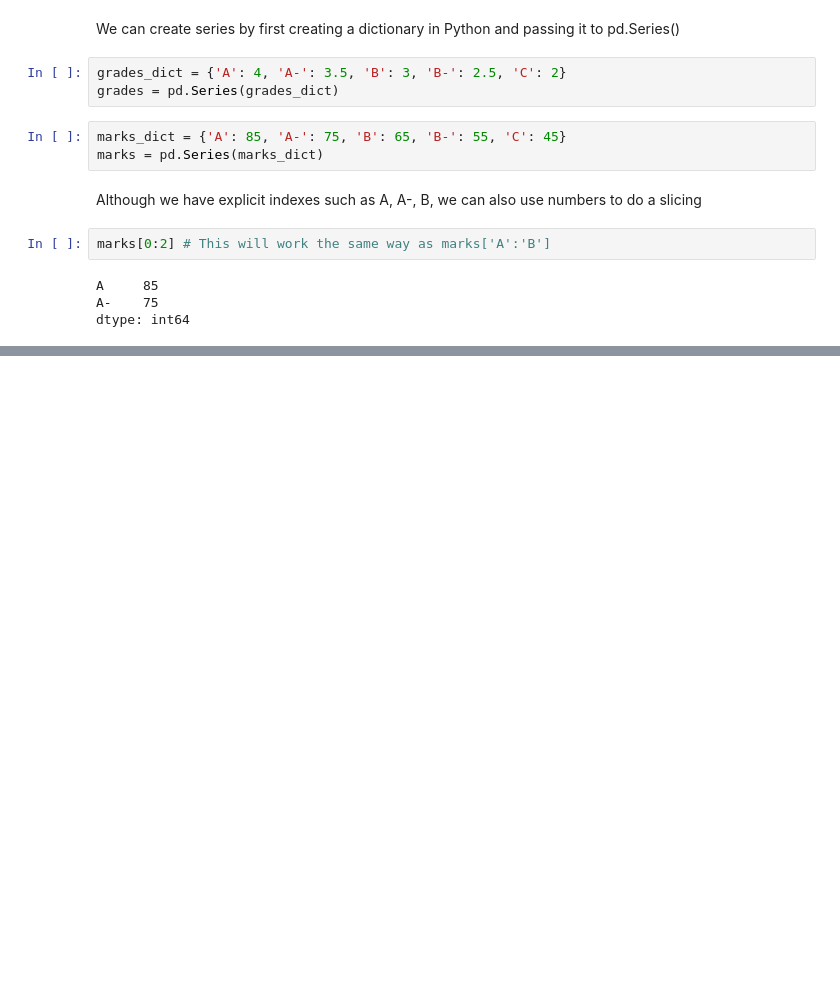
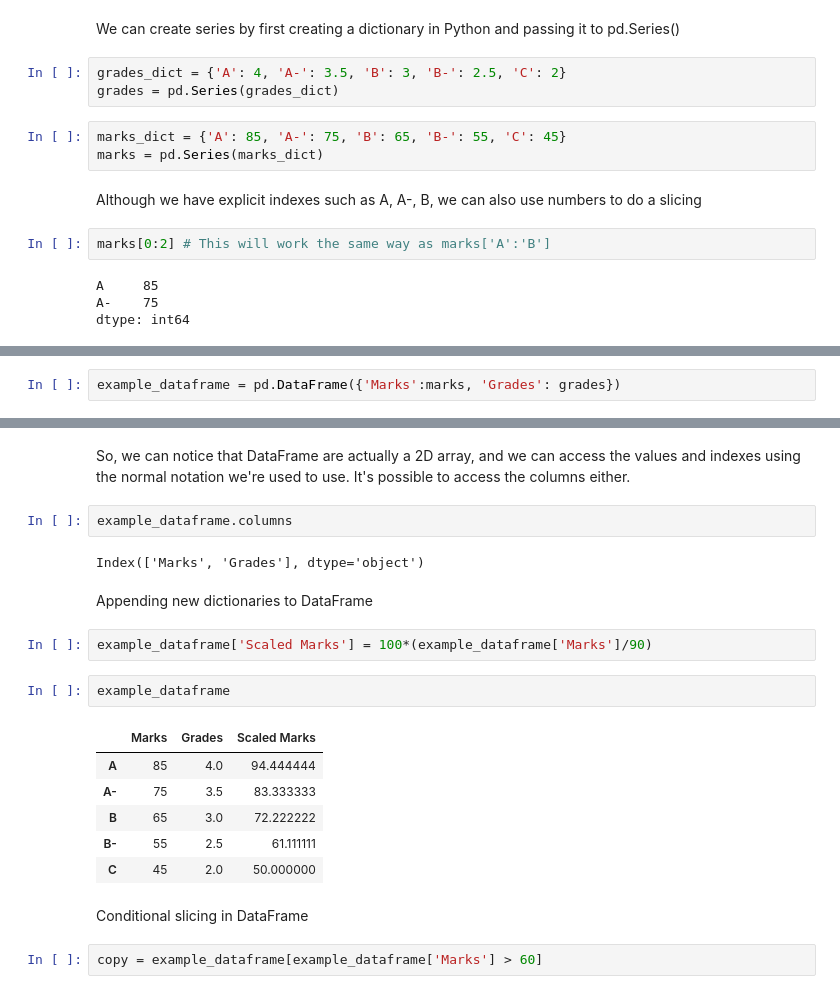
Before and after one commit to tarsojabbes/basics-data-analysis, a Jupyter notebook: IntroductionToPandas.ipynb, the cells around one changed output, grey strips where cells are left out. Saved outputs shown, nothing was run; the diff lists cells and outputs as text; blank space fills up the shorter version.

Commit message:
DataFrame and Missing Values

```diff
--- a/IntroductionToPandas.ipynb
+++ b/IntroductionToPandas.ipynb
@@ -54,0 +55,2 @@ dtype: int64
+# %%
+example_dataframe = pd.DataFrame({'Marks':marks, 'Grades': grades})
@@ -54,0 +74,23 @@ dtype: int64
+# %% [markdown]
+So, we can notice that DataFrame are actually a 2D array, and we can access the values and indexes using the normal notation we're used to use. It's possible to access the columns either.
+# %%
+example_dataframe.columns
+# %% [output]
+Index(['Marks', 'Grades'], dtype='object')
+# %% [markdown]
+Appending new dictionaries to DataFrame
+# %%
+example_dataframe['Scaled Marks'] = 100*(example_dataframe['Marks']/90)
+# %%
+example_dataframe
+# %% [output]
+|  | Marks | Grades | Scaled Marks |
+| A | 85 | 4.0 | 94.444444 |
+| A- | 75 | 3.5 | 83.333333 |
+| B | 65 | 3.0 | 72.222222 |
+| B- | 55 | 2.5 | 61.111111 |
+| C | 45 | 2.0 | 50.000000 |
+# %% [markdown]
+Conditional slicing in DataFrame
+# %%
+copy = example_dataframe[example_dataframe['Marks'] > 60]
```
Also changed, not shown: parts of 18 cells of this notebook.
